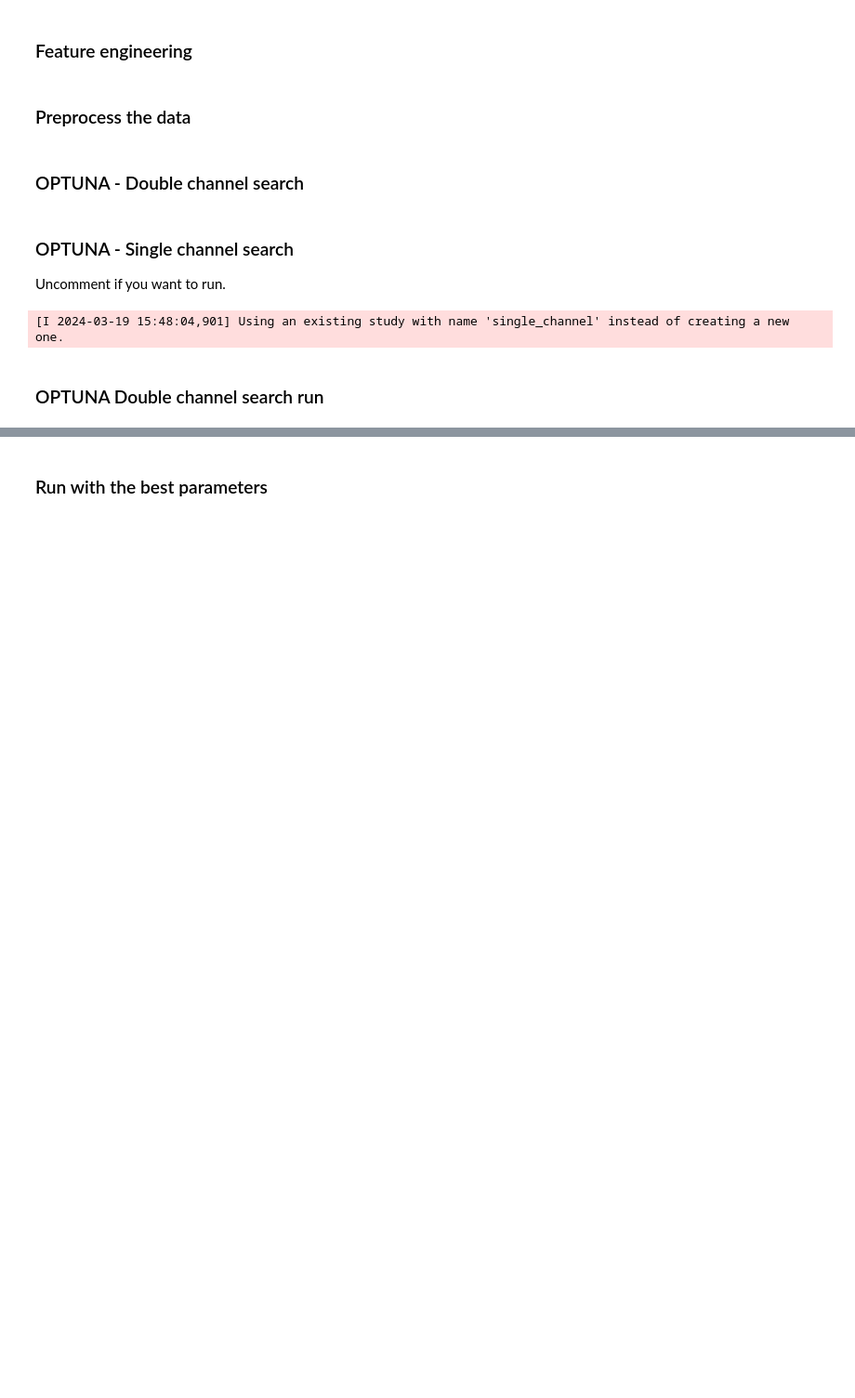
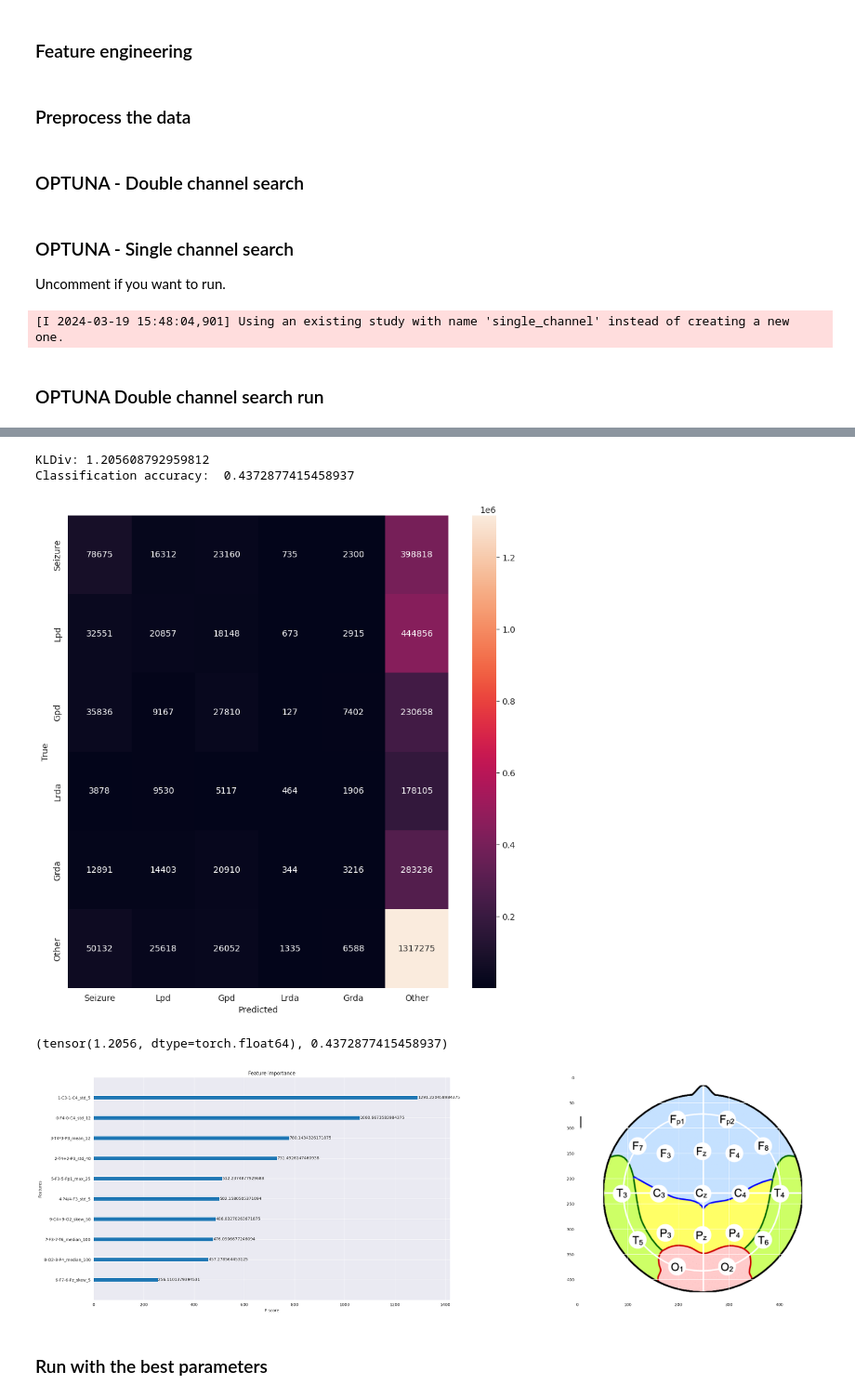
Before and after one commit to TeamEpochGithub/iv-q3-harmful-brain-activity, a Jupyter notebook: notebooks/feature_engineering/try_handcrafted_features.ipynb, the cells around one changed output, grey strips where cells are left out. Shown: that part at 93% size. Saved outputs shown, nothing was run; the diff lists cells and outputs as text; code cells hidden in the pictures; blank space fills up the shorter version.

```diff
--- a/notebooks/feature_engineering/try_handcrafted_features.ipynb
+++ b/notebooks/feature_engineering/try_handcrafted_features.ipynb
@@ -200,11 +210,15 @@ import lightgbm as lgb
 
 def train(X_train, X_test, y_train, y_test):
     #Create a model
-    #model = xgb.XGBClassifier(num_class=6, max_depth=6, learning_rate=0.1, n_estimators=50,  verbosity=1, early_stopping_rounds=10)
+    model = xgb.XGBClassifier(num_class=6, max_depth=6, learning_rate=0.1, n_estimators=50,  verbosity=0, early_stopping_rounds=10)
     #Train a lightgbm model
-    model = lgb.LGBMClassifier(num_class=6, max_depth=10, n_estimators=100,  verbosity=1, early_stopping_rounds=10)
+    # model = lgb.LGBMClassifier(num_class=6, max_depth=10, n_estimators=100,  verbosity=0, early_stopping_rounds=10)
     # Use early stopping to stop the training if the validation score does not improve for 10 rounds.
-    model.fit(X_train, y_train, eval_set=[(X_test, y_test)])
+
+    if isinstance(model, xgb.XGBClassifier):
+        model.fit(X_train, y_train, eval_set=[(X_test, y_test)], verbose=False)
+    elif isinstance(model, lgb.LGBMClassifier):
+        model.fit(X_train, y_train, eval_set=[(X_test, y_test)])
     return model
 # %%
 #Calculate the accuracy and create a confusion matrix with seaborn
@@ -484,6 +498,12 @@ def pipeline_double(X_train, X_test, y_train, y_test):
     cache = {}
 
     def objective(trial):
+        #Get the study name
+        study_name = trial.study.study_name
+        #Create folder if it does not exist
+        if not os.path.exists(f"plots/{study_name}"):
+            os.makedirs(f"plots/{study_name}")
+
         fig, ax = plt.subplots(2, 1, figsize=(20, 10))
 
         #Suggest all for the trial
@@ -559,15 +579,13 @@ def pipeline_double(X_train, X_test, y_train, y_test):
 
         ax[0].set_title(f"Plot with score {score} and accuracy {accuracy}.")
         #Save plot to file based on the trial count + score#
-        plt.savefig(f"plots/{trial.number}_{score}.png")
+        plt.savefig(f"plots/{study_name}/{trial.number}_{score}.png")
         plt.close()
 
         return score
     return objective
 
 def apply_op(X_c1, X_c2, operation):
-    print(X_c1.shape)
-    print(X_c2.shape)
     #Apply the operation
     if operation == "/":
         return X_c1 / X_c2
@@ -691,5 +709,7 @@ study = optuna.create_study(study_name="single_channel", storage=optuna_storage,
 ### OPTUNA Double channel search run
 # %%
 optuna_storage = "sqlite:///optuna.db"
-study = optuna.create_study(study_name="double_channel_new_spltiter", storage=optuna_storage, load_if_exists=True, direction="minimize")
+study = optuna.create_study(study_name="double_channel_new_splitter", storage=optuna_storage, load_if_exists=True, direction="minimize")
+import warnings
+warnings.filterwarnings("ignore")
 # %% [output]
@@ -697,35 +717,41 @@ study = optuna.create_study(study_name="double_channel_new_spltiter", storage=op
 # %%
-#study.optimize(pipeline_double(X_train, X_test, y_train, y_test), n_trials=1)
+study.optimize(pipeline_double(X_train, X_test, y_train, y_test), n_trials=1000)
 # %%
 #Set the number of runs
-n = 40
+n = 10
 
 #Get the best runs from the study
 sorted_trials = sorted(study.trials, key=lambda t: t.value if t.value is not None else float('inf'))
 
 # Filter out duplicates based on parameter values
 seen_params = set()
 unique_trials = []
 for trial in sorted_trials:
     # Create a unique representation of the trial's parameters (e.g., as a tuple of sorted items)
     params_repr = tuple(sorted(trial.params.items()))
     if params_repr not in seen_params:
         unique_trials.append(trial)
         seen_params.add(params_repr)
 
     # Stop once we have collected 10 unique trials
     if len(unique_trials) == n:
         break
 
 top_n = [trial.params for trial in unique_trials]
 
 config_c1s = [str(i) + "-" + config["c1"]for i,config in zip(range(len(top_n)), top_n)]
 config_c2s = [str(i) + "-" + config["c2"]for i,config in zip(range(len(top_n)), top_n)]
 config_downsample = [10] * n
 config_operation = [config["operation"] for config in top_n]
 config_window = [config["window_size"] for config in top_n]
 config_rolling = [config["rolling"] for config in top_n]
 config = [config_c1s, config_c2s, config_downsample, config_operation, config_window, config_rolling]
 train_config_double(X_train, X_test, y_train, y_test, config)
+# %% [output]
+KLDiv: 1.205608792959812
+Classification accuracy:  0.4372877415458937
+[figure, added]
+(tensor(1.2056, dtype=torch.float64), 0.4372877415458937)
+[figure, added]
 # %% [markdown]
 ### Run with the best parameters
```
Also changed, not shown: parts of 6 cells of this notebook, 1 other file.
